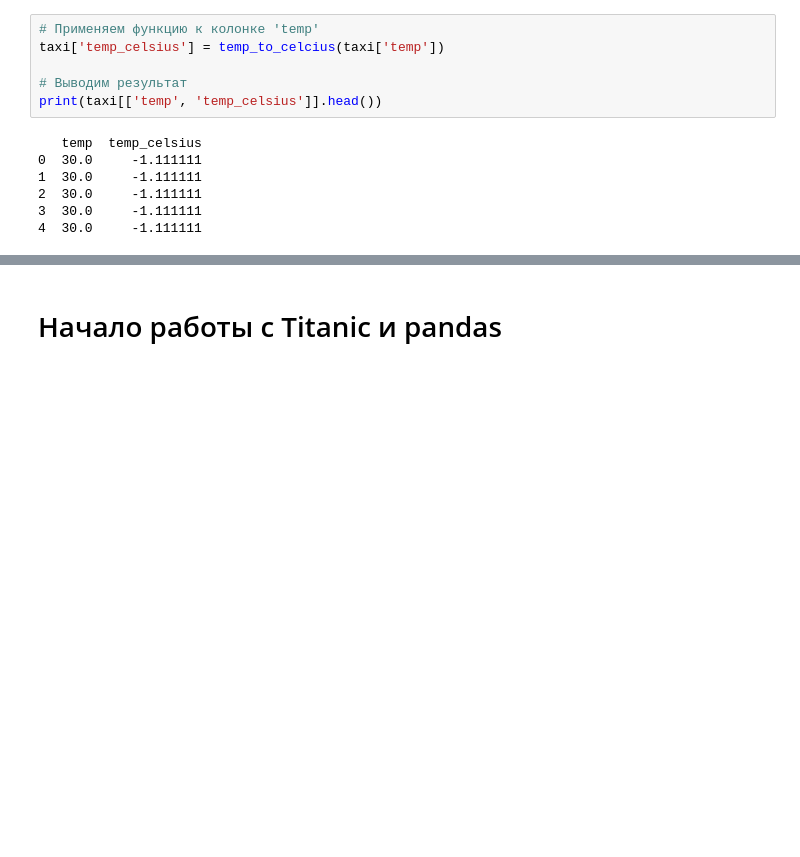
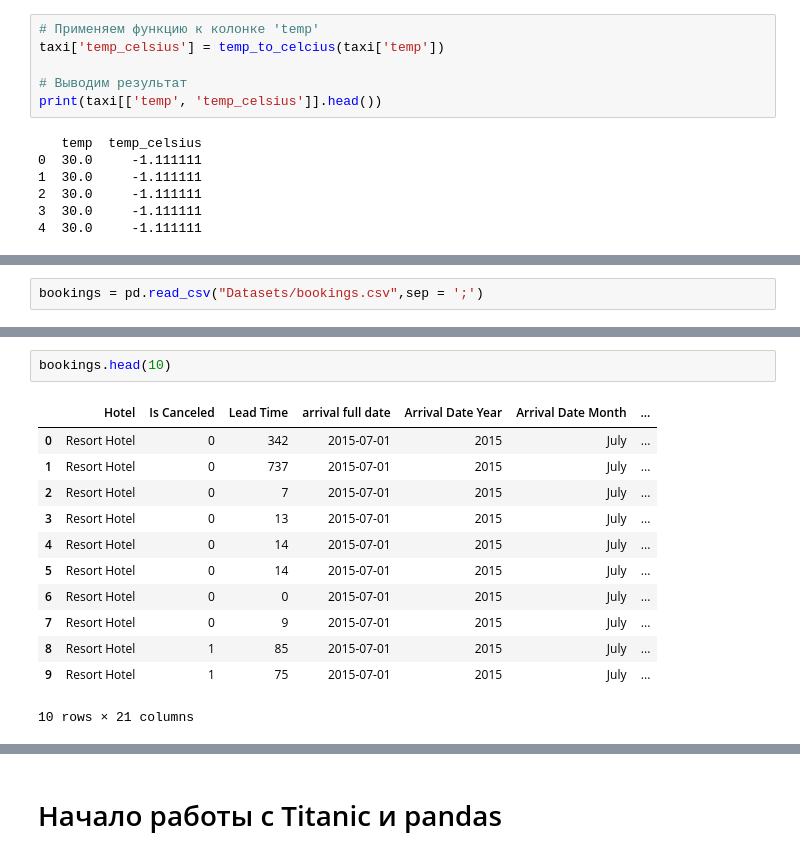
Before and after one commit to KirillXL/Statistics_practice, a Jupyter notebook: part1.ipynb, the cells around one changed output, grey strips where cells are left out. Drawn from its saved outputs; the diff is of its cells as text; blank space fills up the shorter version.

```diff
--- a/part1.ipynb
+++ b/part1.ipynb
@@ -184,0 +187,2 @@ print(taxi[['temp', 'temp_celsius']].head())
+# %%
+bookings = pd.read_csv("Datasets/bookings.csv",sep = ';')
@@ -184,0 +213,15 @@ print(taxi[['temp', 'temp_celsius']].head())
+# %%
+bookings.head(10)
+# %% [output]
+|  | Hotel | Is Canceled | Lead Time | arrival full date | Arrival Date Year | Arrival Date Month | ... |
+| 0 | Resort Hotel | 0 | 342 | 2015-07-01 | 2015 | July | ... |
+| 1 | Resort Hotel | 0 | 737 | 2015-07-01 | 2015 | July | ... |
+| 2 | Resort Hotel | 0 | 7 | 2015-07-01 | 2015 | July | ... |
+| 3 | Resort Hotel | 0 | 13 | 2015-07-01 | 2015 | July | ... |
+| 4 | Resort Hotel | 0 | 14 | 2015-07-01 | 2015 | July | ... |
+| 5 | Resort Hotel | 0 | 14 | 2015-07-01 | 2015 | July | ... |
+| 6 | Resort Hotel | 0 | 0 | 2015-07-01 | 2015 | July | ... |
+| 7 | Resort Hotel | 0 | 9 | 2015-07-01 | 2015 | July | ... |
+| 8 | Resort Hotel | 1 | 85 | 2015-07-01 | 2015 | July | ... |
+| 9 | Resort Hotel | 1 | 75 | 2015-07-01 | 2015 | July | ... |
+10 rows × 21 columns
```
Also changed, not shown: parts of 9 cells of this notebook.
